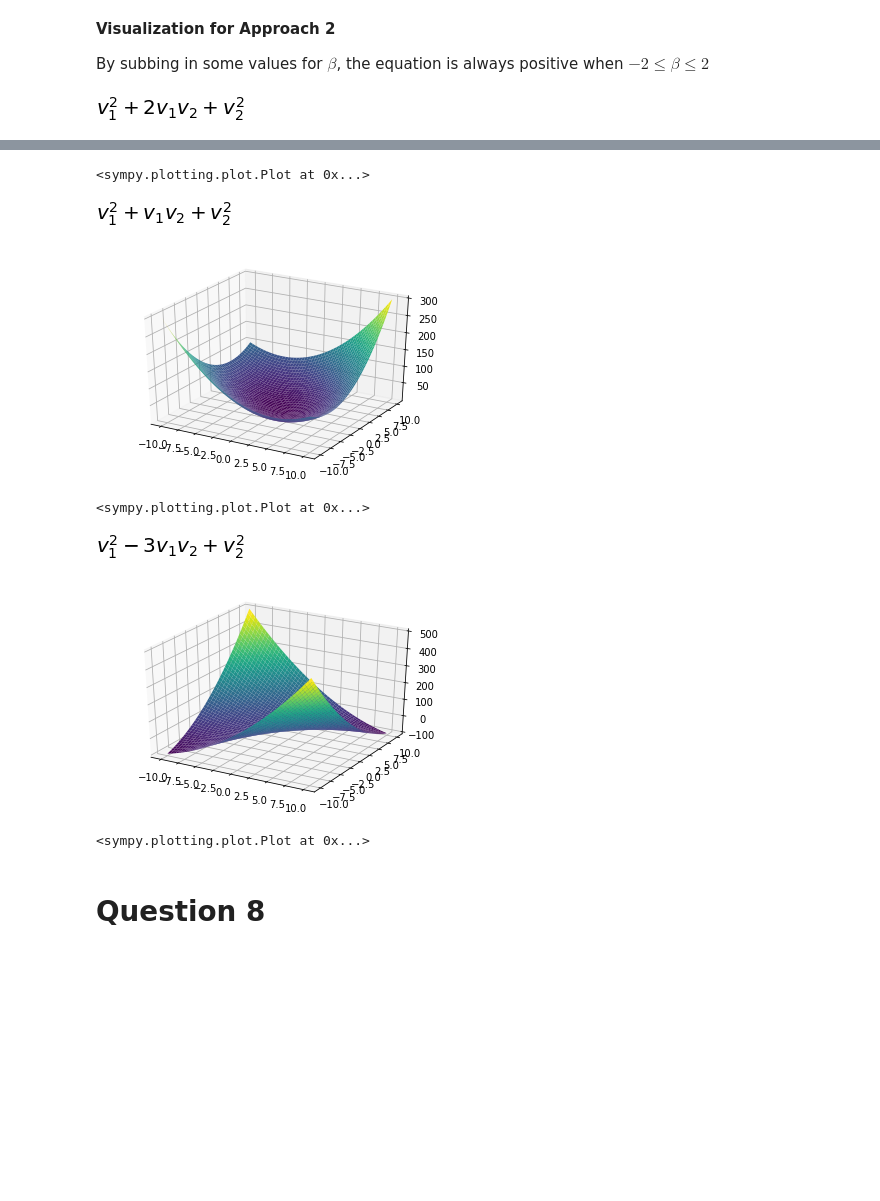
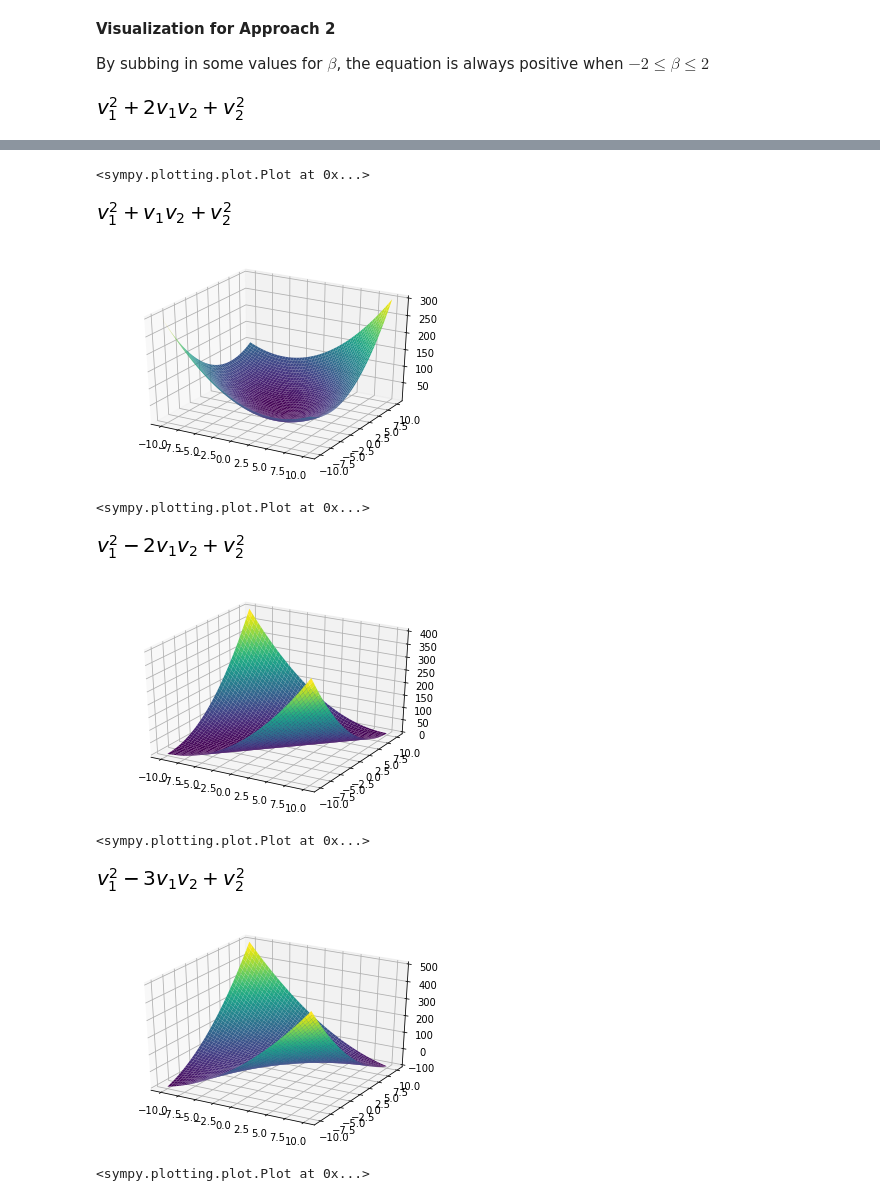
Before and after one commit to sidazhang/uoft-ece1505-homework, a Jupyter notebook: hw1/homework_set_1_question_1_to_7.ipynb, the cells around one changed output, grey strips where cells are left out. Saved outputs shown, nothing was run; the diff lists cells and outputs as text; code cells hidden in the pictures; blank space fills up the shorter version.

```diff
--- a/hw1/homework_set_1_question_1_to_7.ipynb
+++ b/hw1/homework_set_1_question_1_to_7.ipynb
@@ -223,24 +229,29 @@ By subbing in some values for $\beta$, the equation is always positive when $-2
 # %%
 plot1 = v1**2 + 2*v1*v2 + v2**2
 display(plot1)
 display(plot3d(plot1))
 
 plot2 = v1**2 + 1*v1*v2 + v2**2
 display(plot2)
 display(plot3d(plot2))
 
-plot3 = v1**2 -3*v1*v2 + v2**2
+plot3 = v1**2 -2*v1*v2 + v2**2
 display(plot3)
 display(plot3d(plot3))
+
+plot4 = v1**2 -3*v1*v2 + v2**2
+display(plot4)
+display(plot3d(plot4))
 # %% [output]
 [figure]
 [figure]
 <sympy.plotting.plot.Plot at 0x...>
 [figure]
 [figure]
 <sympy.plotting.plot.Plot at 0x...>
 [figure]
-[figure, old version]
+[figure, new version]
 <sympy.plotting.plot.Plot at 0x...>
+[figure, added]
+[figure, added]
+<sympy.plotting.plot.Plot at 0x...>
-# %% [markdown]
-# Question 8
```
Also changed, not shown: parts of 9 cells of this notebook, 2 other files.
